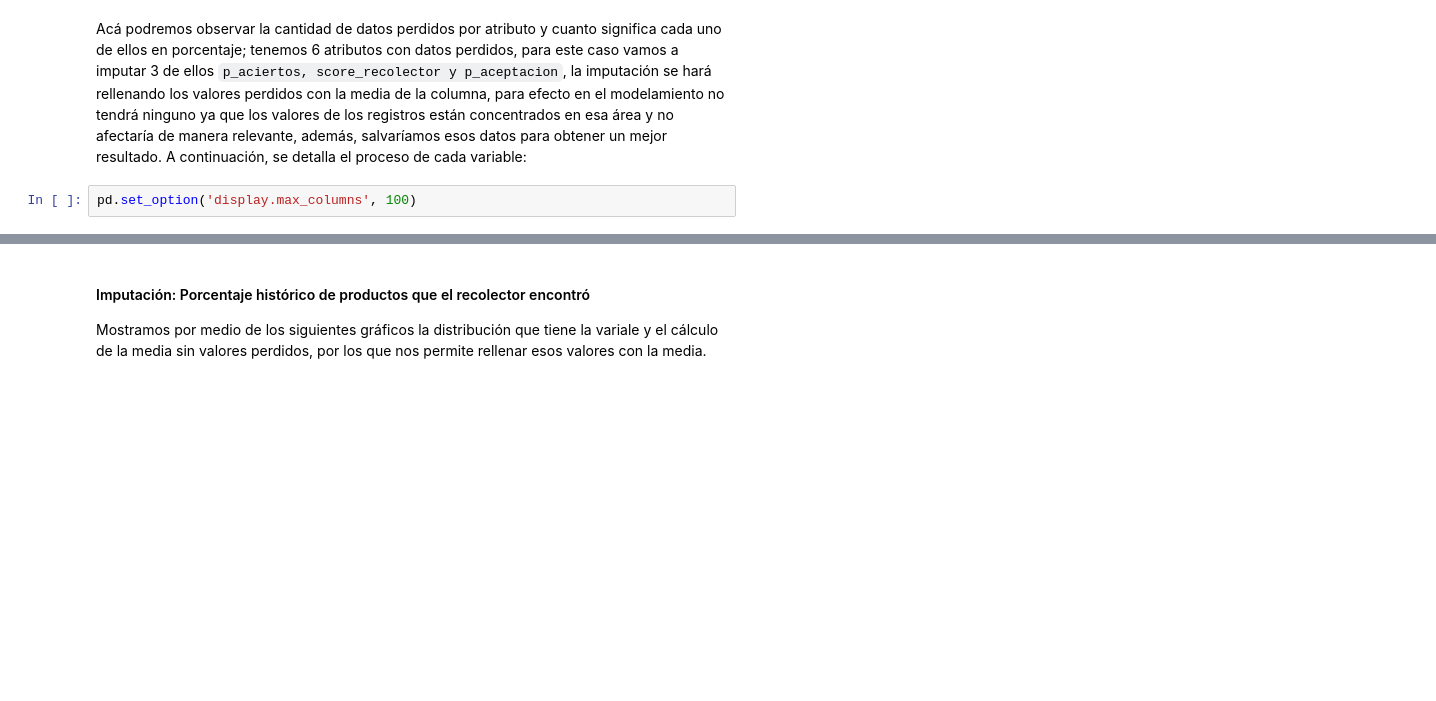
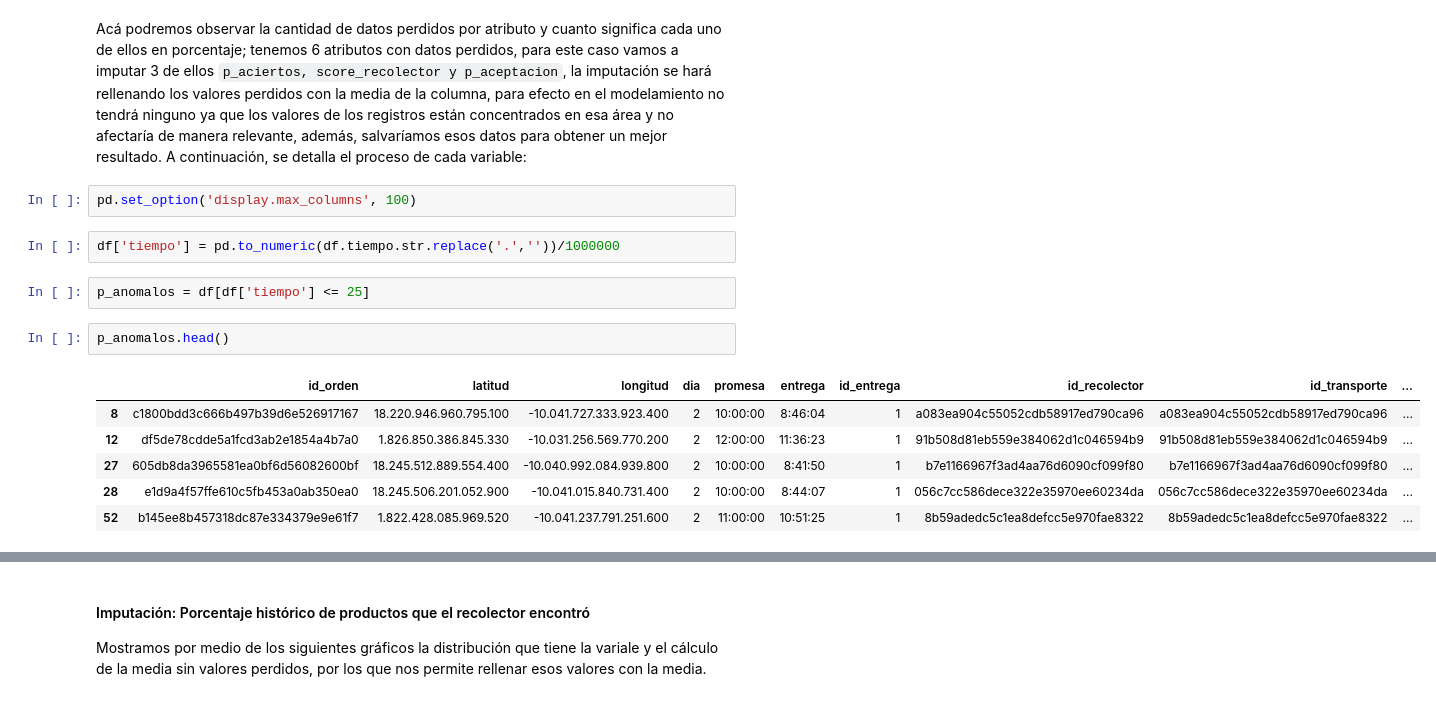
Before and after one commit to callejasv1/proyecto_oraculo, a Jupyter notebook: ProyectoV_Original.ipynb, the cells around one changed output, grey strips where cells are left out. Saved outputs shown, nothing was run; the diff lists cells and outputs as text; blank space fills up the shorter version.

```diff
--- a/ProyectoV_Original.ipynb
+++ b/ProyectoV_Original.ipynb
@@ -368,3 +368,16 @@ dtype: bool
 Acá podremos observar la cantidad de datos perdidos por atributo y cuanto significa cada uno de ellos en porcentaje; tenemos 6 atributos con datos perdidos, para este caso vamos a imputar 3 de ellos `p_aciertos, score_recolector y p_aceptacion`, la imputación se hará rellenando los valores perdidos con la media de la columna, para efecto en el modelamiento no tendrá ninguno ya que los valores de los registros están concentrados en esa área y no afectaría de manera relevante, además, salvaríamos esos datos para obtener un mejor resultado. A continuación, se detalla el proceso de cada variable:
 # %%
 pd.set_option('display.max_columns', 100)
+# %%
+df['tiempo'] = pd.to_numeric(df.tiempo.str.replace('.',''))/1000000
+# %%
+p_anomalos = df[df['tiempo'] <= 25]
+# %%
+p_anomalos.head()
+# %% [output]
+|  | id_orden | latitud | longitud | dia | promesa | entrega | id_entrega | id_recolector | id_transporte | ... |
+| 8 | c1800bdd3c666b497b39d6e526917167 | 18.220.946.960.795.100 | -10.041.727.333.923.400 | 2 | 10:00:00 | 8:46:04 | 1 | a083ea904c55052cdb58917ed790ca96 | a083ea904c55052cdb58917ed790ca96 | ... |
+| 12 | df5de78cdde5a1fcd3ab2e1854a4b7a0 | 1.826.850.386.845.330 | -10.031.256.569.770.200 | 2 | 12:00:00 | 11:36:23 | 1 | 91b508d81eb559e384062d1c046594b9 | 91b508d81eb559e384062d1c046594b9 | ... |
+| 27 | 605db8da3965581ea0bf6d56082600bf | 18.245.512.889.554.400 | -10.040.992.084.939.800 | 2 | 10:00:00 | 8:41:50 | 1 | b7e1166967f3ad4aa76d6090cf099f80 | b7e1166967f3ad4aa76d6090cf099f80 | ... |
+| 28 | e1d9a4f57ffe610c5fb453a0ab350ea0 | 18.245.506.201.052.900 | -10.041.015.840.731.400 | 2 | 10:00:00 | 8:44:07 | 1 | 056c7cc586dece322e35970ee60234da | 056c7cc586dece322e35970ee60234da | ... |
+| 52 | b145ee8b457318dc87e334379e9e61f7 | 1.822.428.085.969.520 | -10.041.237.791.251.600 | 2 | 11:00:00 | 10:51:25 | 1 | 8b59adedc5c1ea8defcc5e970fae8322 | 8b59adedc5c1ea8defcc5e970fae8322 | ... |
```
Also changed, not shown: parts of 13 cells of this notebook.
